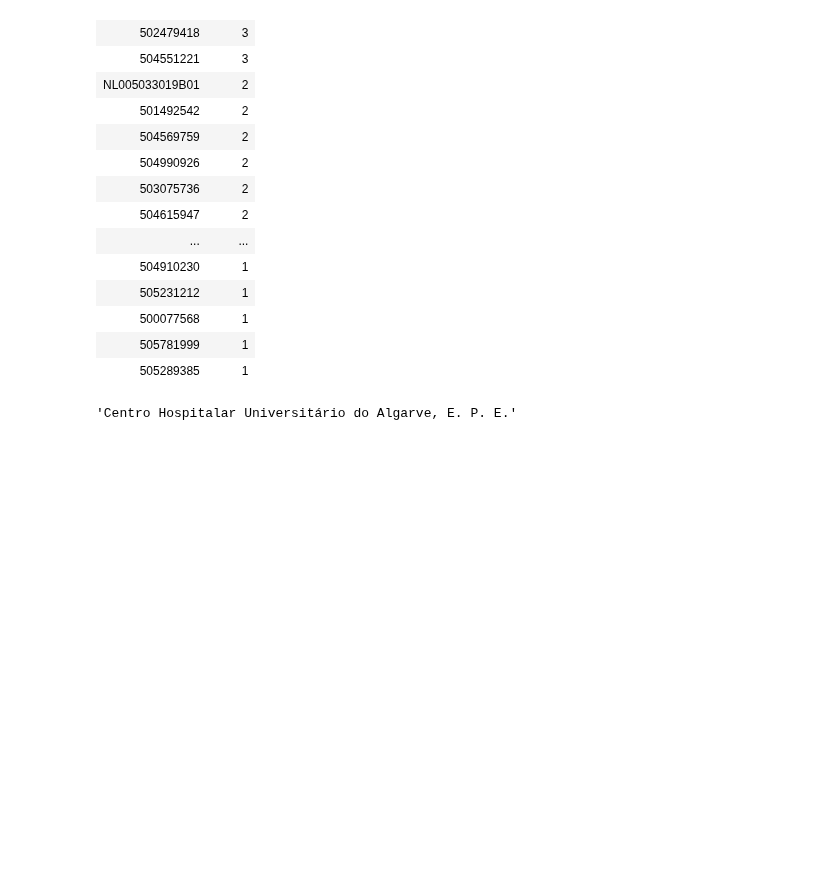
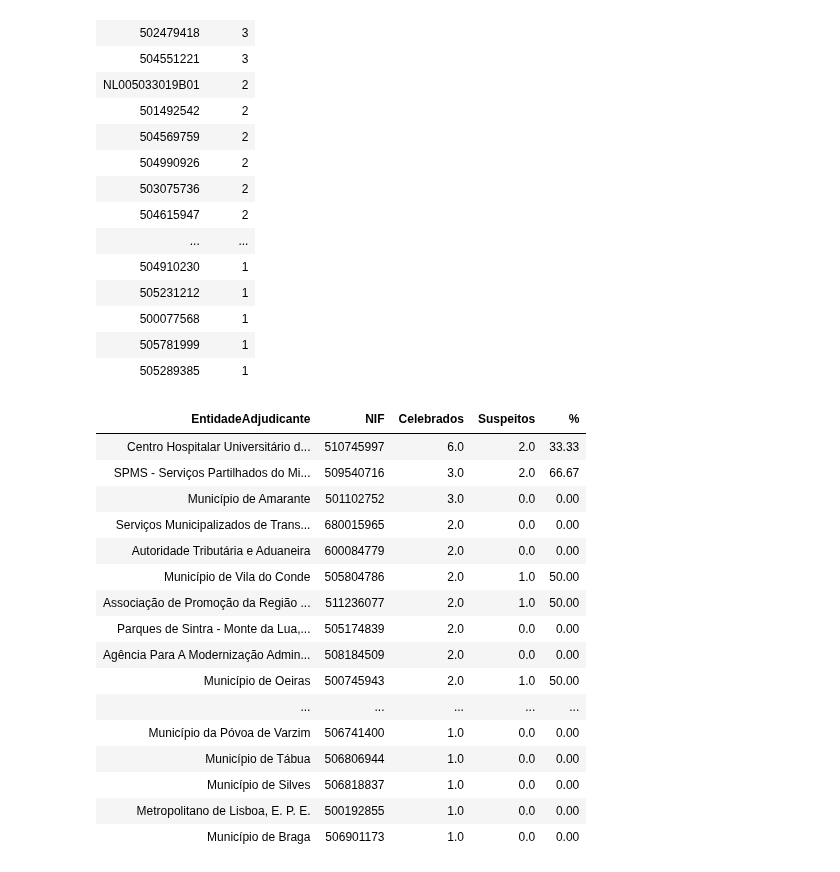
Before and after one commit to francisco-vpereira/ForceraIntership, a Jupyter notebook: forcera/scripts/contratos_v2.ipynb, the cells around one changed output. Cells and saved outputs as stored; diff of their text form; code cells hidden in the pictures; blank space fills up the shorter version.

Commit message:
Ordenação dos Ajustes Diretos por ordem decrescente de celebração e cálculo da percentagem de casos suspeitos

```diff
--- a/forcera/scripts/contratos_v2.ipynb
+++ b/forcera/scripts/contratos_v2.ipynb
@@ -950,5 +950,5 @@ HTML((contrato(ajdir[30])).to_html(index=True))
 |  | 0 | 1 | 2 | 3 | 4 | 5 | 6 | 7 | 8 | 9 | 10 | ... |
 | 0 | 10323555 | None | None | None | None | None | None | None | None | None | None | ... |
 # %%
-# ID's dos ajustes diretos com flag
-redflag2(ajustesdir, ajdir)
+# ID's dos contratos com fla
+rflag = redflag2(ajustesdir, ajdir)
@@ -1056,6 +1038,9 @@ h(counts1.sort_values(by = ['Count'], ascending=False))
 | 500077568 | 1 |
 | 505781999 | 1 |
 | 505289385 | 1 |
+# %%
+C1 = counts.sort_values(by = ['Count'], ascending=False)
+C2 = counts1.sort_values(by = ['Count'], ascending=False)
 # %%
 def e_adjudicante(df,nif):
     """
@@ -1118,4 +1122,53 @@ def entidade(df,nif):
-# %%
-entidade(ajustesdir,'510745997')
-# %% [output]
-'Centro Hospitalar Universitário do Algarve, E. P. E.'
+# %%
+# PARA ENTIDADES ADJUDICANTES
+
+# Este array vai servir para guardar o número de ajustes diretos suspeitos para cada NIF
+# O NIF com mais ajustes diretos está na posição 0 do array, o segundo na posição 1 e assim sucessivamente
+# Neste caso, o número de ajustes diretos suspeitos referentes à empresa com mais ajustes diretos realizados está na posição 0
+ents = np.zeros(len(C1.NIF1))
+
+# Lista com os nomes das entidades adjudicantes
+name = list()
+
+# Lista que vai conter o número de ajustes diretos realizados para cada entidade
+cel  = np.zeros(len(C1.NIF1))
+
+
+for i,j in enumerate(C1.NIF1):
+
+    # Nome da entidade adjudicante
+    name.append(entidade(ajustesdir, j))
+
+    # ID's dos ajustes diretos celebrados
+    x = e_adjudicante(ajustesdir,j)
+
+    # Número de ajustes diretos celebrados
+    cel[i] = len(x)
+
+    for k in x:
+        if k in rflag:
+            ents[i] += 1
+
+# Percentagem de contratos suspeitos
+perc = np.round(ents/cel*100,2)
+
+newdf = pd.DataFrame({'EntidadeAdjudicante': name, 'NIF':C1.NIF1, 'Celebrados': cel, 'Suspeitos': ents, '%':perc})
+h(newdf)
+# %% [output]
+| EntidadeAdjudicante | NIF | Celebrados | Suspeitos | % |
+| Centro Hospitalar Universitário d... | 510745997 | 6.0 | 2.0 | 33.33 |
+| SPMS - Serviços Partilhados do Mi... | 509540716 | 3.0 | 2.0 | 66.67 |
+| Município de Amarante | 501102752 | 3.0 | 0.0 | 0.00 |
+| Serviços Municipalizados de Trans... | 680015965 | 2.0 | 0.0 | 0.00 |
+| Autoridade Tributária e Aduaneira | 600084779 | 2.0 | 0.0 | 0.00 |
+| Município de Vila do Conde | 505804786 | 2.0 | 1.0 | 50.00 |
+| Associação de Promoção da Região ... | 511236077 | 2.0 | 1.0 | 50.00 |
+| Parques de Sintra - Monte da Lua,... | 505174839 | 2.0 | 0.0 | 0.00 |
+| Agência Para A Modernização Admin... | 508184509 | 2.0 | 0.0 | 0.00 |
+| Município de Oeiras | 500745943 | 2.0 | 1.0 | 50.00 |
+| ... | ... | ... | ... | ... |
+| Município da Póvoa de Varzim | 506741400 | 1.0 | 0.0 | 0.00 |
+| Município de Tábua | 506806944 | 1.0 | 0.0 | 0.00 |
+| Município de Silves | 506818837 | 1.0 | 0.0 | 0.00 |
+| Metropolitano de Lisboa, E. P. E. | 500192855 | 1.0 | 0.0 | 0.00 |
+| Município de Braga | 506901173 | 1.0 | 0.0 | 0.00 |
```
Also changed, not shown: parts of 3 cells of this notebook.
